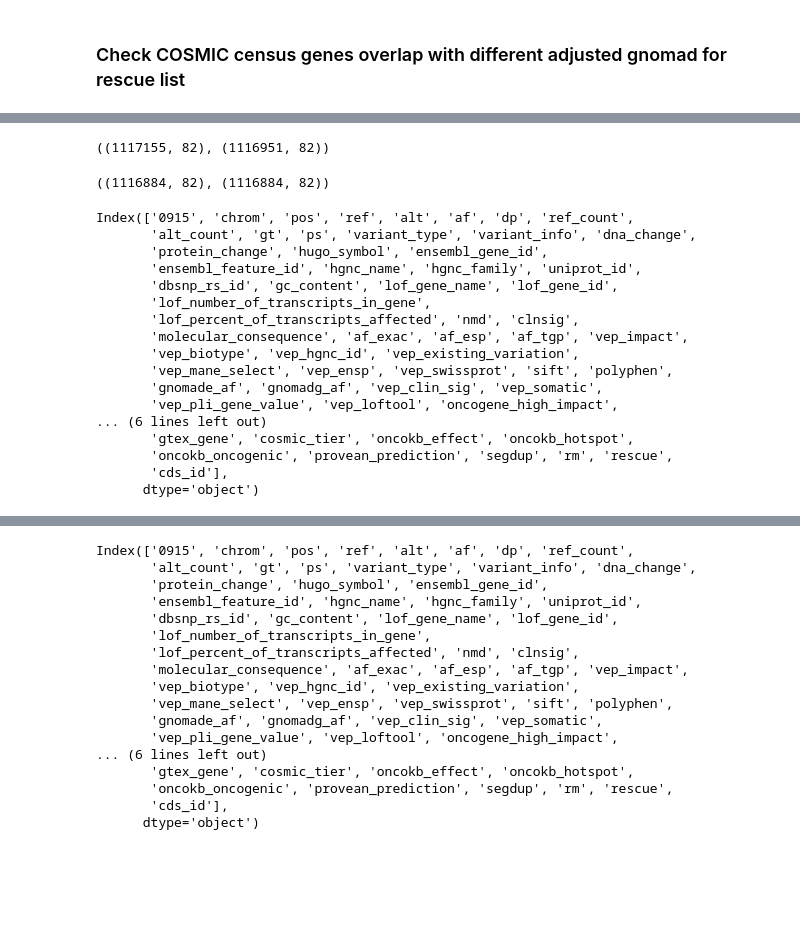
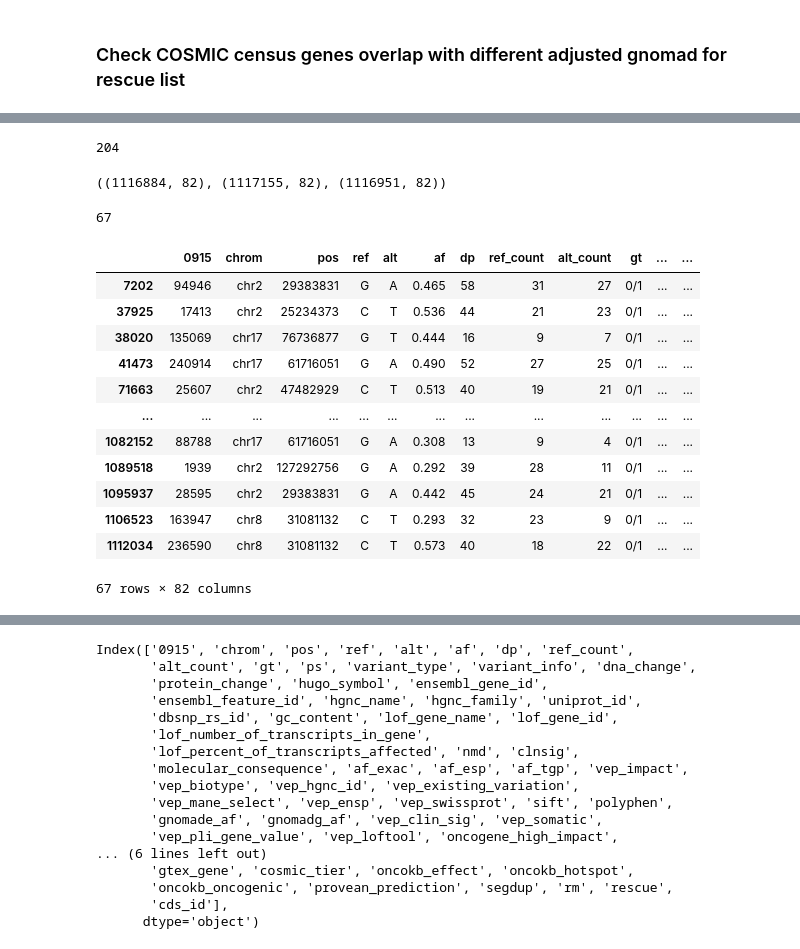
Before and after one commit to broadinstitute/depmap_omics, a Jupyter notebook: sandbox/dna_eval/depmap_dnaseq_evaluate.ipynb, the cells around one changed output, grey strips where cells are left out. Cells and saved outputs as stored; diff of their text form; code cells hidden in the pictures; blank space fills up the shorter version.

Commit message:
another pass for the gnomad rescue thresholds

```diff
--- a/sandbox/dna_eval/depmap_dnaseq_evaluate.ipynb
+++ b/sandbox/dna_eval/depmap_dnaseq_evaluate.ipynb
@@ -448,7 +453,7 @@ maf_variants_23q4_clean_v4 = maf_variants_23q4_clean_v4.drop(maf_variants_23q4_c
 # %%
-maf_variants_23q4_clean.shape, maf_variants_23q4_clean_v4.shape
+maf_variants_23q4_clean.shape[0] - maf_variants_23q4_clean_v4.shape[0]
 # %% [output]
-((1117155, 82), (1116951, 82))
+204
 # %%
 adjusted_gnomad_af_cutoff = 1e-4 # version 2
 
@@ -480,26 +485,27 @@ maf_variants_23q4_cosmic = maf_variants_23q4_clean_v2.query("(cosmic_tier == 1)
 # Only remove the hotspot with synonymous mutations and high allele frequency
 maf_variants_23q4_clean_v2 = maf_variants_23q4_clean_v2.drop(maf_variants_23q4_cosmic.index[((maf_variants_23q4_cosmic.gnomadg_af > adjusted_gnomad_af_cutoff) | (maf_variants_23q4_cosmic.gnomade_af > adjusted_gnomad_af_cutoff))], axis=0)
 # %%
-maf_variants_23q4_clean_v2.shape, maf_variants_23q4_clean_v2.shape
+maf_variants_23q4_clean_v2.shape, \
+    maf_variants_23q4_clean.shape, maf_variants_23q4_clean_v4.shape
 # %% [output]
-((1116884, 82), (1116884, 82))
+((1116884, 82), (1117155, 82), (1116951, 82))
-# %%
-maf_variants_23q4_clean_v2.columns
-# %% [output]
-Index(['0915', 'chrom', 'pos', 'ref', 'alt', 'af', 'dp', 'ref_count',
-       'alt_count', 'gt', 'ps', 'variant_type', 'variant_info', 'dna_change',
-       'protein_change', 'hugo_symbol', 'ensembl_gene_id',
-       'ensembl_feature_id', 'hgnc_name', 'hgnc_family', 'uniprot_id',
-       'dbsnp_rs_id', 'gc_content', 'lof_gene_name', 'lof_gene_id',
-       'lof_number_of_transcripts_in_gene',
-       'lof_percent_of_transcripts_affected', 'nmd', 'clnsig',
-       'molecular_consequence', 'af_exac', 'af_esp', 'af_tgp', 'vep_impact',
-       'vep_biotype', 'vep_hgnc_id', 'vep_existing_variation',
-       'vep_mane_select', 'vep_ensp', 'vep_swissprot', 'sift', 'polyphen',
-       'gnomade_af', 'gnomadg_af', 'vep_clin_sig', 'vep_somatic',
-       'vep_pli_gene_value', 'vep_loftool', 'oncogene_high_impact',
-... (6 lines left out)
-       'gtex_gene', 'cosmic_tier', 'oncokb_effect', 'oncokb_hotspot',
-       'oncokb_oncogenic', 'provean_prediction', 'segdup', 'rm', 'rescue',
-       'cds_id'],
-      dtype='object')
+# %%
+maf_variants_23q4_clean_v4.shape[0] - maf_variants_23q4_clean_v2.shape[0]
+# %% [output]
+67
+# %%
+maf_variants_23q4_clean_v4.loc[~maf_variants_23q4_clean_v4.index.isin(maf_variants_23q4_clean_v2.index), :]
+# %% [output]
+|  | 0915 | chrom | pos | ref | alt | af | dp | ref_count | alt_count | gt | ... | ... |
+| 7202 | 94946 | chr2 | 29383831 | G | A | 0.465 | 58 | 31 | 27 | 0/1 | ... | ... |
+| 37925 | 17413 | chr2 | 25234373 | C | T | 0.536 | 44 | 21 | 23 | 0/1 | ... | ... |
+| 38020 | 135069 | chr17 | 76736877 | G | T | 0.444 | 16 | 9 | 7 | 0/1 | ... | ... |
+| 41473 | 240914 | chr17 | 61716051 | G | A | 0.490 | 52 | 27 | 25 | 0/1 | ... | ... |
+| 71663 | 25607 | chr2 | 47482929 | C | T | 0.513 | 40 | 19 | 21 | 0/1 | ... | ... |
+| ... | ... | ... | ... | ... | ... | ... | ... | ... | ... | ... | ... | ... |
+| 1082152 | 88788 | chr17 | 61716051 | G | A | 0.308 | 13 | 9 | 4 | 0/1 | ... | ... |
+| 1089518 | 1939 | chr2 | 127292756 | G | A | 0.292 | 39 | 28 | 11 | 0/1 | ... | ... |
+| 1095937 | 28595 | chr2 | 29383831 | G | A | 0.442 | 45 | 24 | 21 | 0/1 | ... | ... |
+| 1106523 | 163947 | chr8 | 31081132 | C | T | 0.293 | 32 | 23 | 9 | 0/1 | ... | ... |
+| 1112034 | 236590 | chr8 | 31081132 | C | T | 0.573 | 40 | 18 | 22 | 0/1 | ... | ... |
+67 rows × 82 columns
```
Also changed, not shown: parts of 6 cells of this notebook.
